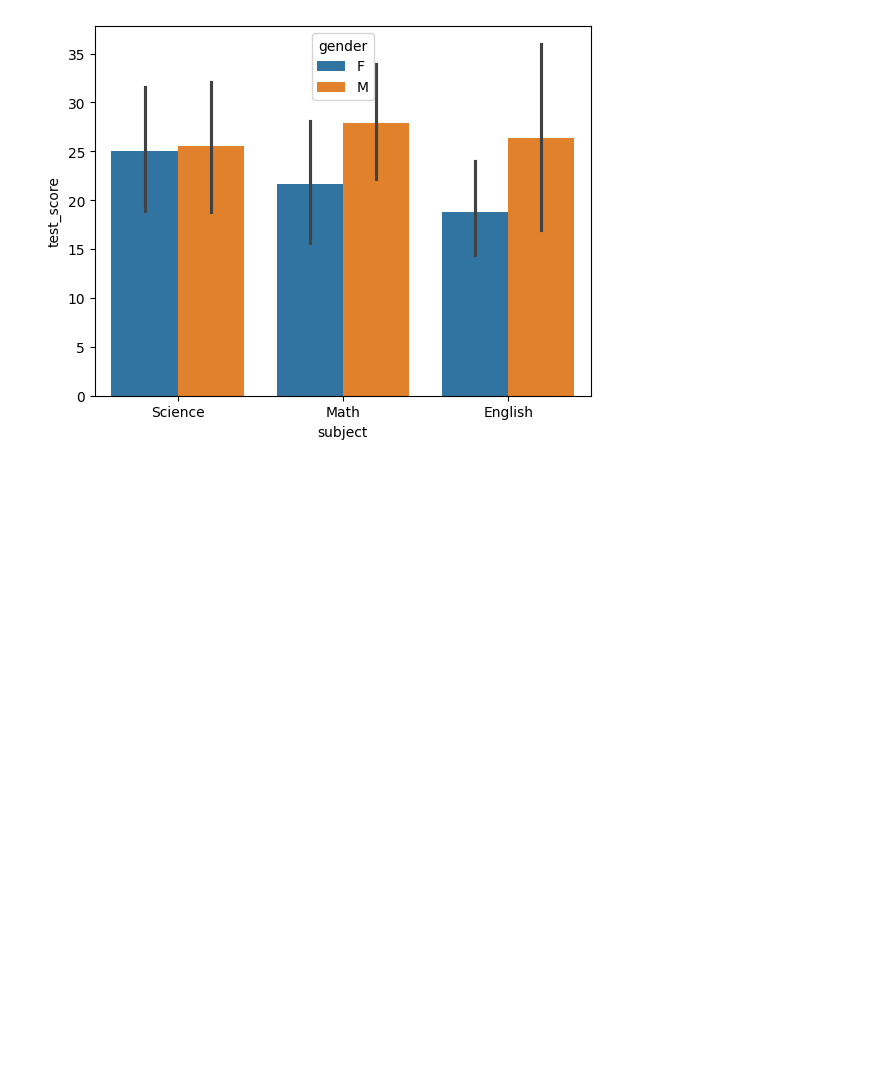
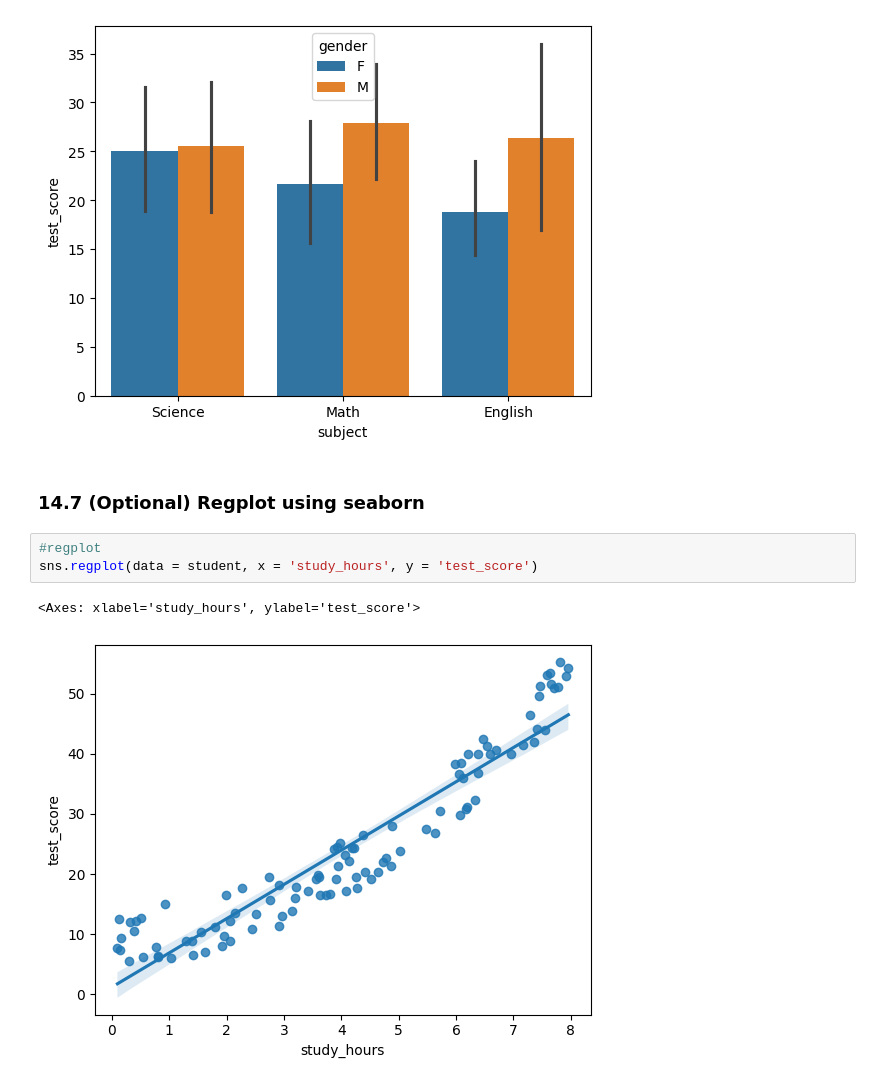
Before and after one commit to roybipro/AI-ML-learning-Phitron, a Jupyter notebook: Semister1/module-14-seaborn-plotly/seaborn-plotly.ipynb, the cells around one changed output. Drawn from its saved outputs; the diff is of its cells as text; blank space fills up the shorter version.

Commit message:
14.7 (Optional) Regplot using seaborn

```diff
--- a/Semister1/module-14-seaborn-plotly/seaborn-plotly.ipynb
+++ b/Semister1/module-14-seaborn-plotly/seaborn-plotly.ipynb
@@ -168,3 +168,11 @@ sns.barplot(data = student, x = 'subject', y = 'test_score', hue = 'gender')
 # %% [output]
 <Axes: xlabel='subject', ylabel='test_score'>
 [figure]
+# %% [markdown]
+### 14.7 (Optional) Regplot using seaborn
+# %%
+#regplot
+sns.regplot(data = student, x = 'study_hours', y = 'test_score')
+# %% [output]
+<Axes: xlabel='study_hours', ylabel='test_score'>
+[figure, added]
```
Also changed, not shown: parts of 1 cell of this notebook.
